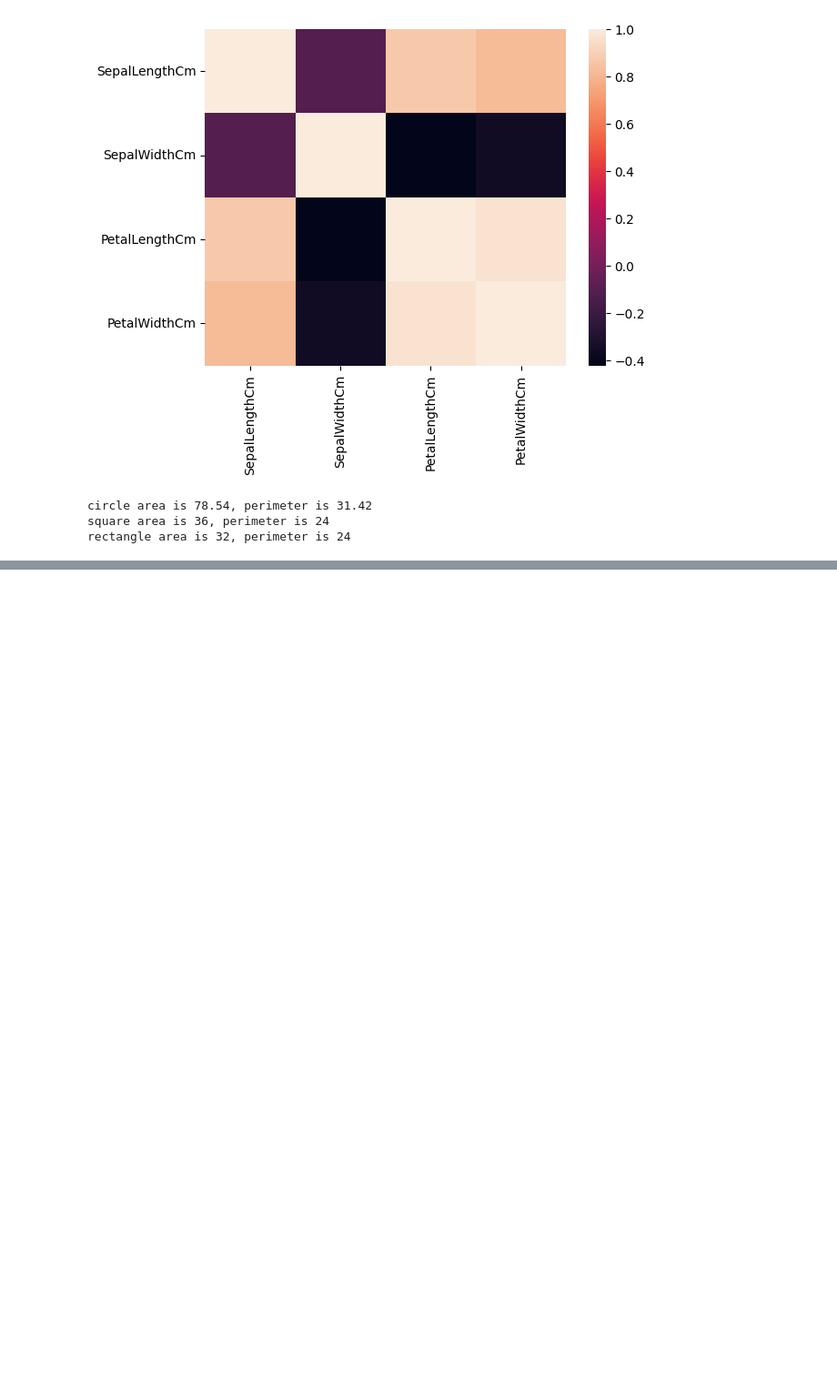
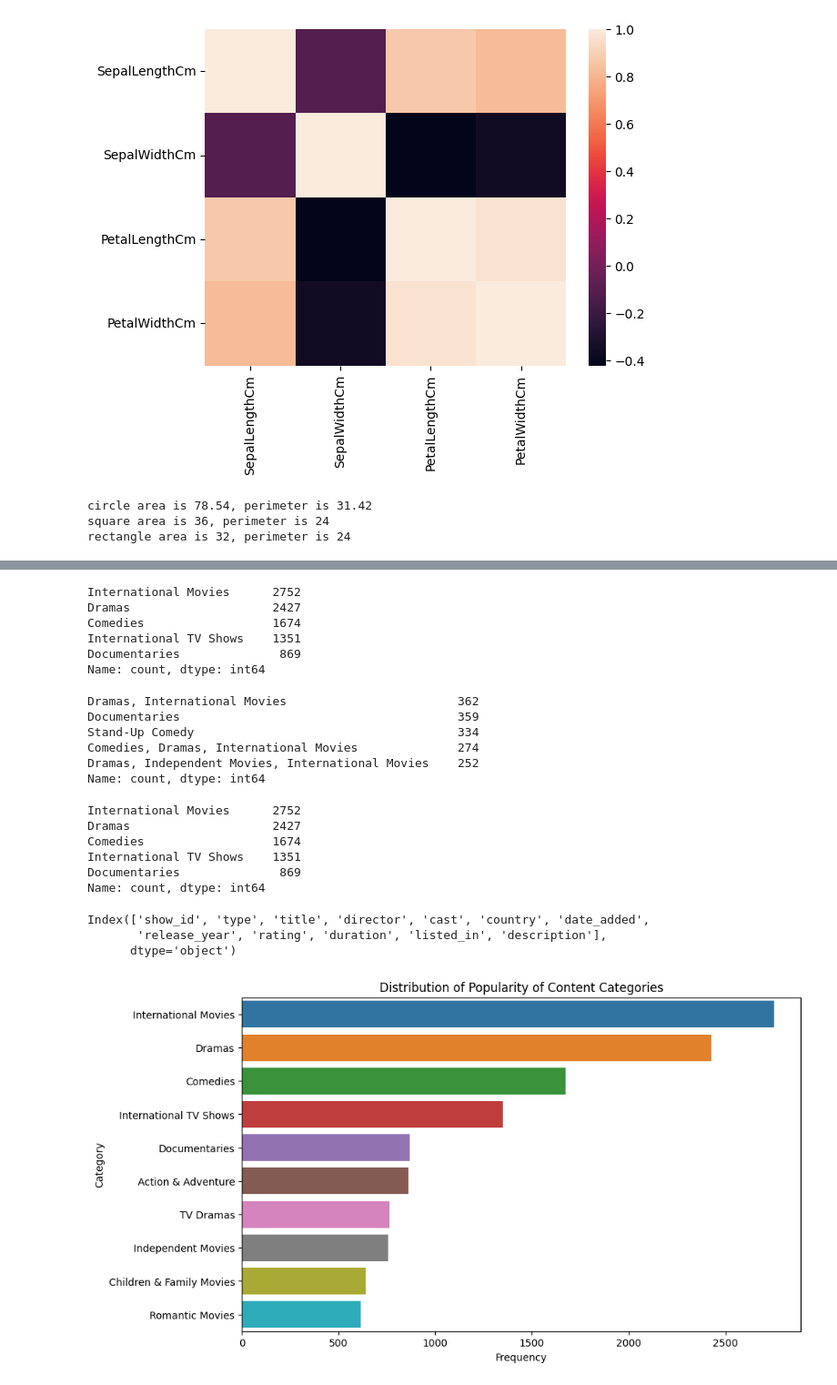
Before and after one commit to yogesh3i/Data_Science_Machine_Learning, a Jupyter notebook: General python practice/practice.ipynb, the cells around one changed output, grey strips where cells are left out. Shown at 91% size. Cells and saved outputs as stored; diff of their text form; code cells hidden in the pictures; blank space fills up the shorter version.

```diff
--- a/General python practice/practice.ipynb
+++ b/General python practice/practice.ipynb
@@ -533,0 +1708,71 @@ rectangle area is 32, perimeter is 24
+# %%
+import pandas as pd
+
+# Load the dataset
+data = pd.read_csv('netflix.csv')
+
+# Split the combined genres and create a list of all genres
+dat = [listed_in.strip() for listed_in in data['listed_in'] for listed_in in listed_in.split(',')]
+
+data = pd.Series(dat).value_counts()
+print(data.head())
+# %% [output]
+International Movies      2752
+Dramas                    2427
+Comedies                  1674
+International TV Shows    1351
+Documentaries              869
+Name: count, dtype: int64
+# %%
+import pandas as pd
+data= pd.read_csv('netflix.csv')
+
+
+t = [i.strip() for i in data['listed_in']]
+
+t = pd.DataFrame(t)
+t.value_counts().head()
+# %% [output]
+Dramas, International Movies                        362
+Documentaries                                       359
+Stand-Up Comedy                                     334
+Comedies, Dramas, International Movies              274
+Dramas, Independent Movies, International Movies    252
+Name: count, dtype: int64
+# %%
+top_genres = data.set_index('title').listed_in.str.split(', ', expand=True).stack().reset_index(level=1, drop=True)
+top_genres.value_counts().head(5)
+# %% [output]
+International Movies      2752
+Dramas                    2427
+Comedies                  1674
+International TV Shows    1351
+Documentaries              869
+Name: count, dtype: int64
+# %%
+data.columns
+# %% [output]
+Index(['show_id', 'type', 'title', 'director', 'cast', 'country', 'date_added',
+       'release_year', 'rating', 'duration', 'listed_in', 'description'],
+      dtype='object')
+# %%
+import pandas as pd
+import seaborn as sns
+import matplotlib.pyplot as plt
+
+data = pd.read_csv('netflix.csv')
+
+all_genres = [genre.strip() for genres in data['listed_in'] for genre in genres.split(',')]
+
+
+genre_data = pd.DataFrame({'Category': all_genres})
+
+
+plt.figure(figsize=(10, 6))
+sns.countplot(y='Category', data=genre_data, order=genre_data['Category'].value_counts().index[:10])
+plt.title('Distribution of Popularity of Content Categories')
+plt.xlabel('Frequency')
+plt.ylabel('Category')
+plt.show()
+# %% [output]
+[figure, added]
```
Also changed, not shown: parts of 132 cells of this notebook, 29 other files.
